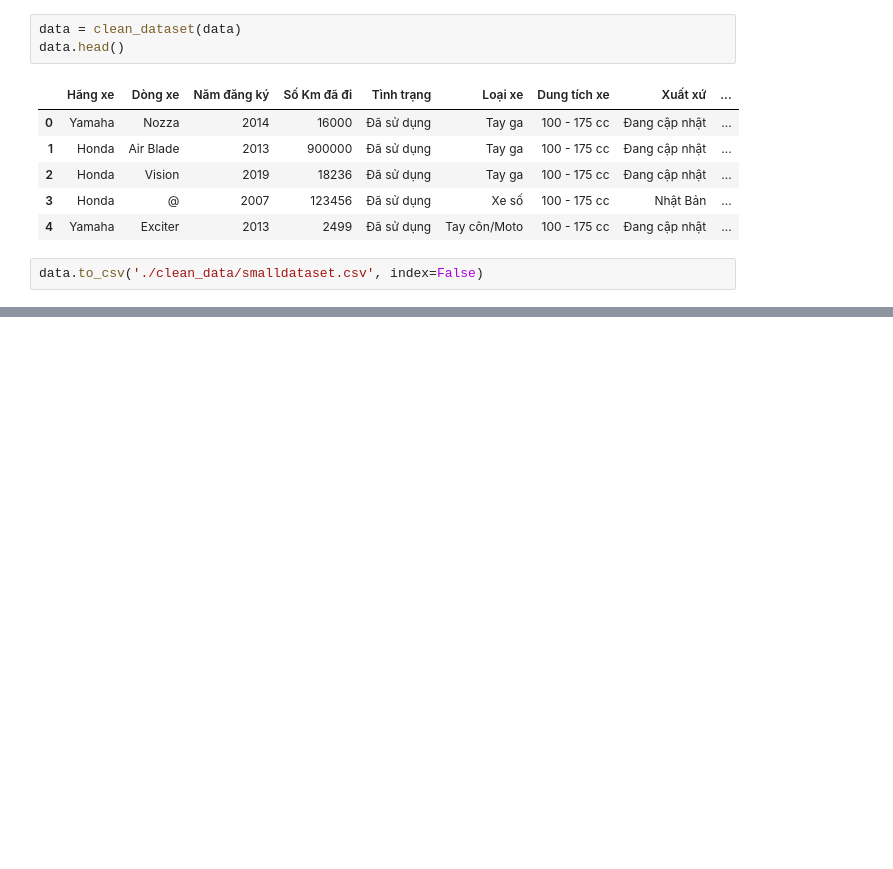
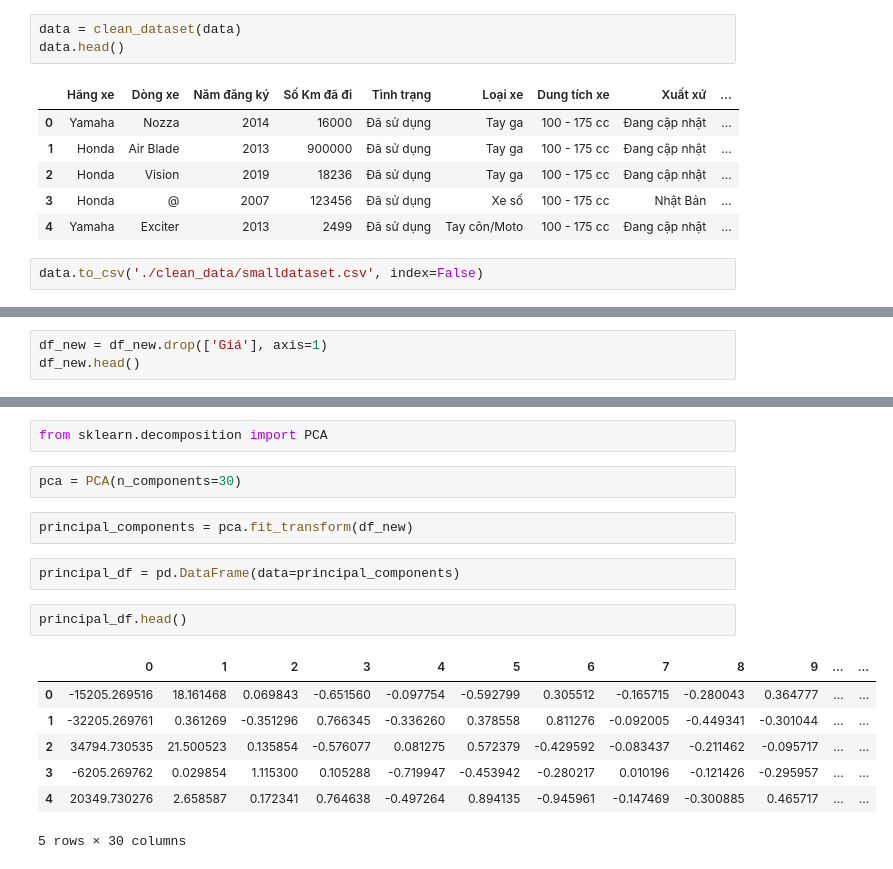
Before and after one commit to hungng2k2/du-doan-gia-xe-may, a Jupyter notebook: clean_data.ipynb, the cells around one changed output, grey strips where cells are left out. Saved outputs shown, nothing was run; the diff lists cells and outputs as text; blank space fills up the shorter version.

Commit message:
add PCA in clean_data

```diff
--- a/clean_data.ipynb
+++ b/clean_data.ipynb
@@ -60,0 +93,3 @@ data.to_csv('./clean_data/smalldataset.csv', index=False)
+# %%
+df_new = df_new.drop(['Giá'], axis=1)
+df_new.head()
@@ -60,0 +104,18 @@ data.to_csv('./clean_data/smalldataset.csv', index=False)
+# %%
+from sklearn.decomposition import PCA
+# %%
+pca = PCA(n_components=30)
+# %%
+principal_components = pca.fit_transform(df_new)
+# %%
+principal_df = pd.DataFrame(data=principal_components)
+# %%
+principal_df.head()
+# %% [output]
+|  | 0 | 1 | 2 | 3 | 4 | 5 | 6 | 7 | 8 | 9 | ... | ... |
+| 0 | -15205.269516 | 18.161468 | 0.069843 | -0.651560 | -0.097754 | -0.592799 | 0.305512 | -0.165715 | -0.280043 | 0.364777 | ... | ... |
+| 1 | -32205.269761 | 0.361269 | -0.351296 | 0.766345 | -0.336260 | 0.378558 | 0.811276 | -0.092005 | -0.449341 | -0.301044 | ... | ... |
+| 2 | 34794.730535 | 21.500523 | 0.135854 | -0.576077 | 0.081275 | 0.572379 | -0.429592 | -0.083437 | -0.211462 | -0.095717 | ... | ... |
+| 3 | -6205.269762 | 0.029854 | 1.115300 | 0.105288 | -0.719947 | -0.453942 | -0.280217 | 0.010196 | -0.121426 | -0.295957 | ... | ... |
+| 4 | 20349.730276 | 2.658587 | 0.172341 | 0.764638 | -0.497264 | 0.894135 | -0.945961 | -0.147469 | -0.300885 | 0.465717 | ... | ... |
+5 rows × 30 columns
```
Also changed, not shown: parts of 5 cells of this notebook, 1 other file.
